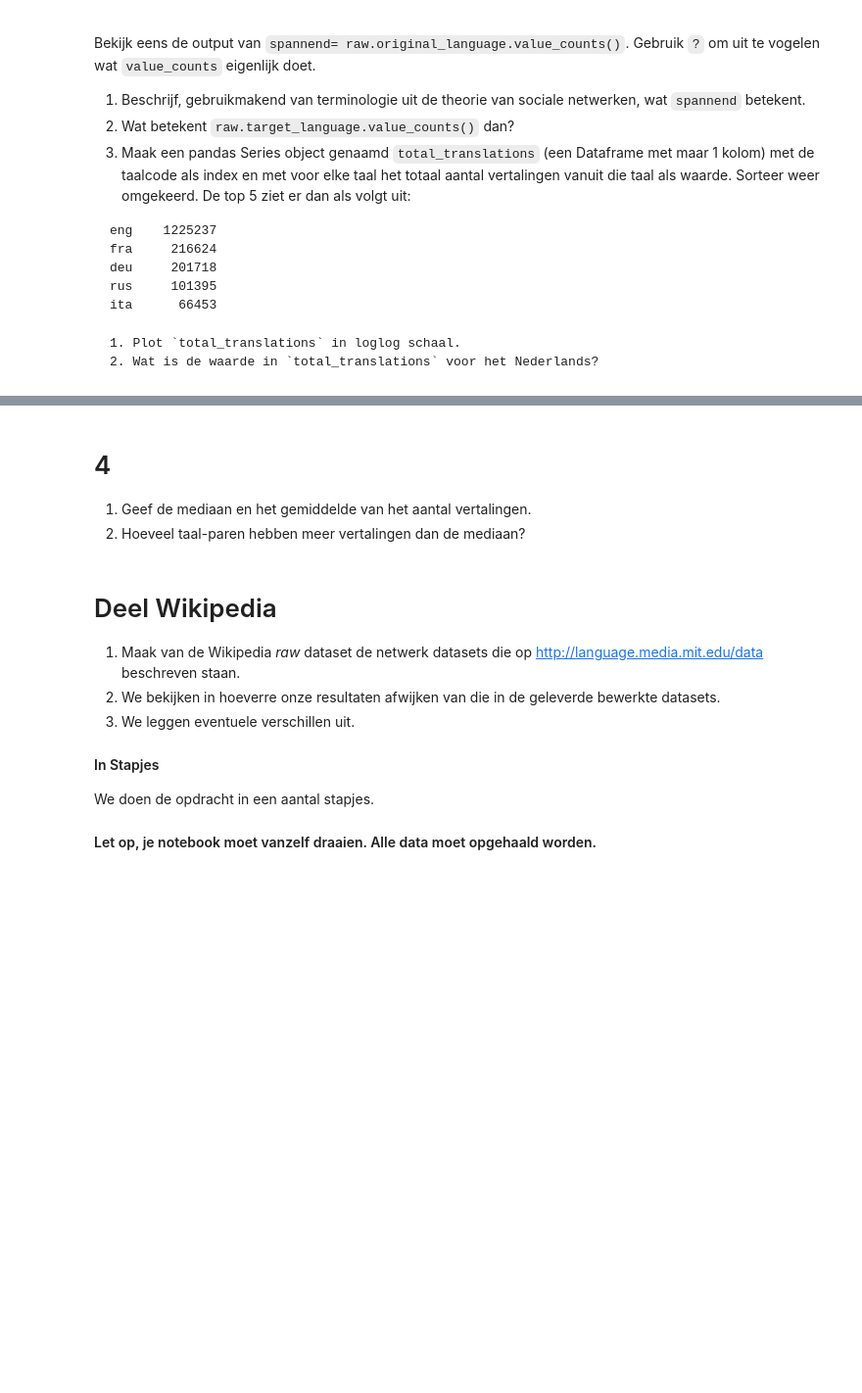
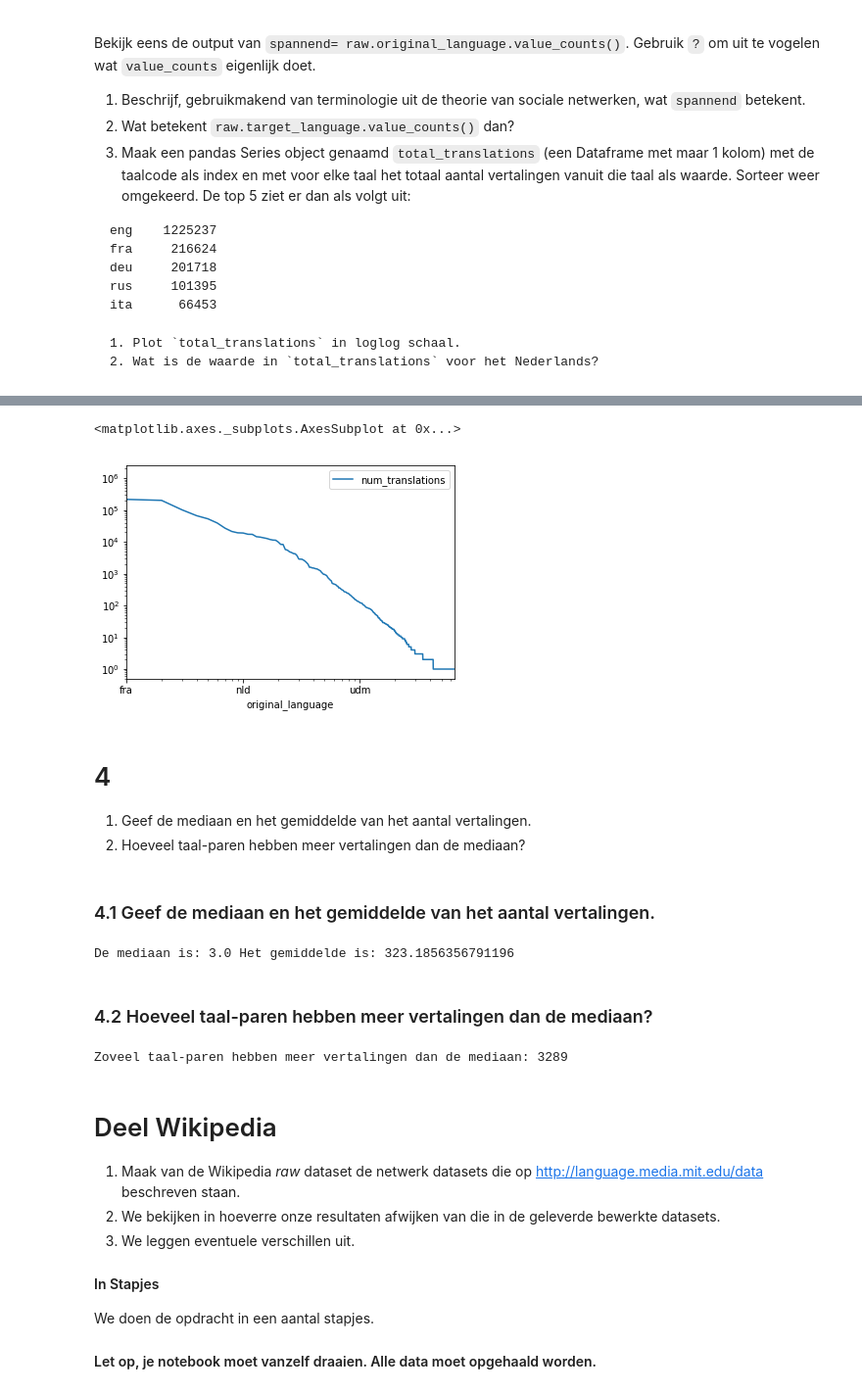
Before and after one commit to JoepStraatman/datascience, a Jupyter notebook: Assignment5-2018joep.ipynb, the cells around one changed output, grey strips where cells are left out. Shown at 98% size. Cells and saved outputs as stored; diff of their text form; code cells hidden in the pictures; blank space fills up the shorter version.

```diff
--- a/Assignment5-2018joep.ipynb
+++ b/Assignment5-2018joep.ipynb
@@ -77,0 +136,5 @@ ita      66453
+# %%
+raw2= raw.groupby(['original_language']).sum()
+total_translations= raw2.sort_values(by='num_translations',ascending=False)
+
+total_translations.head(5)
@@ -78,8 +149,26 @@ ita      66453
+# %%
+total_translations.plot(loglog=True)
+# %% [output]
+<matplotlib.axes._subplots.AxesSubplot at 0x...>
+[figure, added]
 # %% [markdown]
 # 4
 
 1. Geef de mediaan en het gemiddelde van het aantal vertalingen.
 2. Hoeveel taal-paren hebben meer vertalingen dan de mediaan?
+# %% [markdown]
+### 4.1 Geef de mediaan en het gemiddelde van het aantal vertalingen.
+# %%
+print('De mediaan is:',raw['num_translations'].median(),'Het gemiddelde is:',raw['num_translations'].mean())
+# %% [output]
+De mediaan is: 3.0 Het gemiddelde is: 323.1856356791196
+# %% [markdown]
+### 4.2 Hoeveel taal-paren hebben meer vertalingen dan de mediaan?
+# %%
+taal_paren = raw[raw['num_translations'] > raw['num_translations'].median()]
+print('Zoveel taal-paren hebben meer vertalingen dan de mediaan:', taal_paren['num_translations'].count())
+# %% [output]
+Zoveel taal-paren hebben meer vertalingen dan de mediaan: 3289
 # %% [markdown]
 # Deel  Wikipedia
 
```
Also changed, not shown: parts of 21 cells of this notebook.
